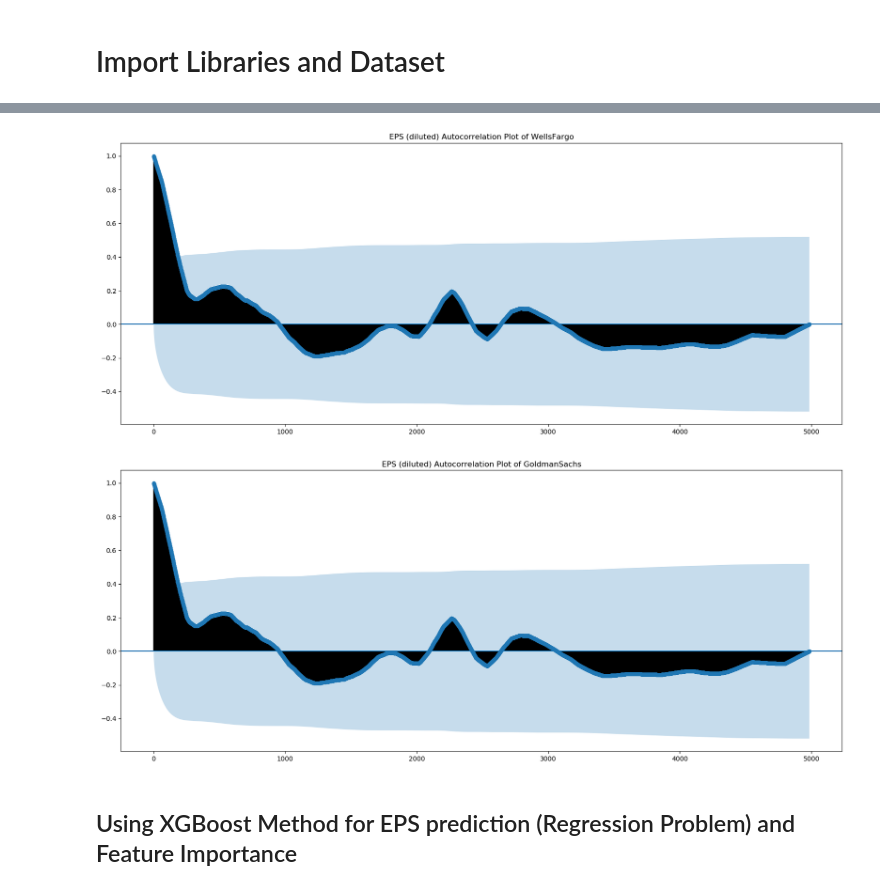
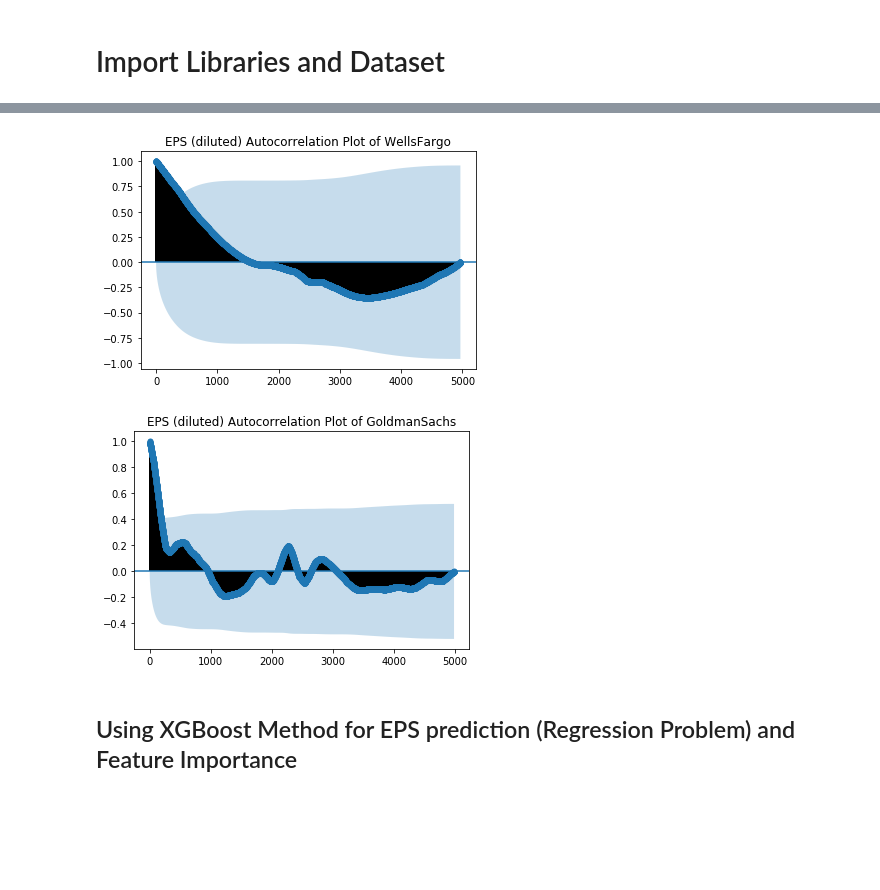
Before and after one commit to abhishekprog0/EventPrediction_DeepLearning, a Jupyter notebook: ProjectCodes/EarningsPrediction_MultipleStocks.ipynb, the cells around one changed output, grey strips where cells are left out. Cells and saved outputs as stored; diff of their text form; code cells hidden in the pictures; blank space fills up the shorter version.

```diff
--- a/ProjectCodes/EarningsPrediction_MultipleStocks.ipynb
+++ b/ProjectCodes/EarningsPrediction_MultipleStocks.ipynb
@@ -67,7 +69,7 @@ class Plot:
 
     def autocorr(self, col, ticker):
 
-        plot_acf(data[col], title = col + ' Autocorrelation Plot of ' + ticker)
+        plot_acf(self.data[col], title = col + ' Autocorrelation Plot of ' + ticker)
         plt.show()
 
     def featureImportance(self, feature_importance, num_features, flag, ticker):
@@ -110,12 +112,12 @@ class Plot:
 # %%
 i = 0
 for df in dataset:
-    plot = Plot(data)
+    plot = Plot(df)
     plot.autocorr('EPS (diluted)', ticker[i])
     i = i + 1
 # %% [output]
-[figure, old version]
+[figure, new version]
-[figure, old version]
+[figure, new version]
 # %% [markdown]
 ## Using XGBoost Method for EPS prediction (Regression Problem) and Feature Importance
 # %%
```
Also changed, not shown: parts of 5 cells of this notebook, 8 other files.
